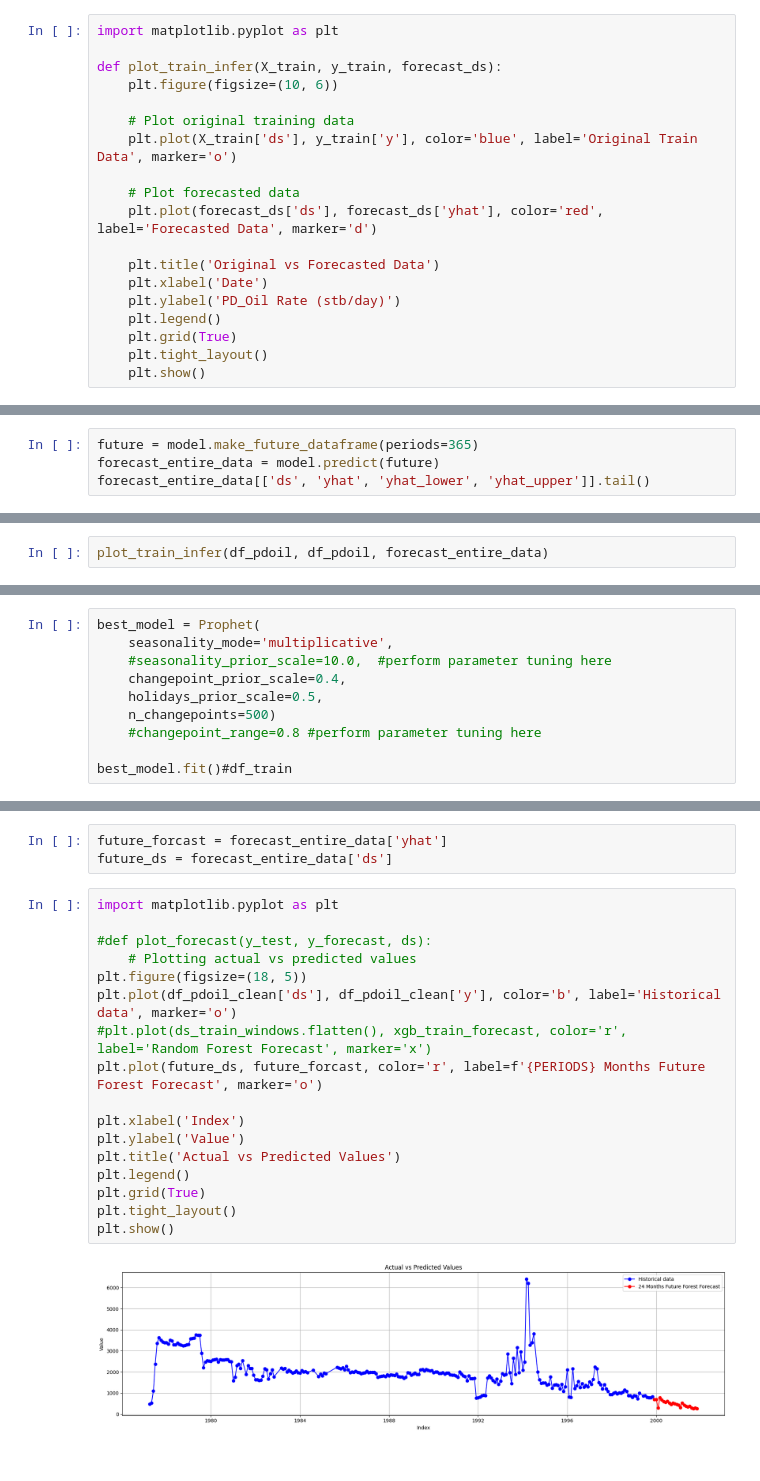
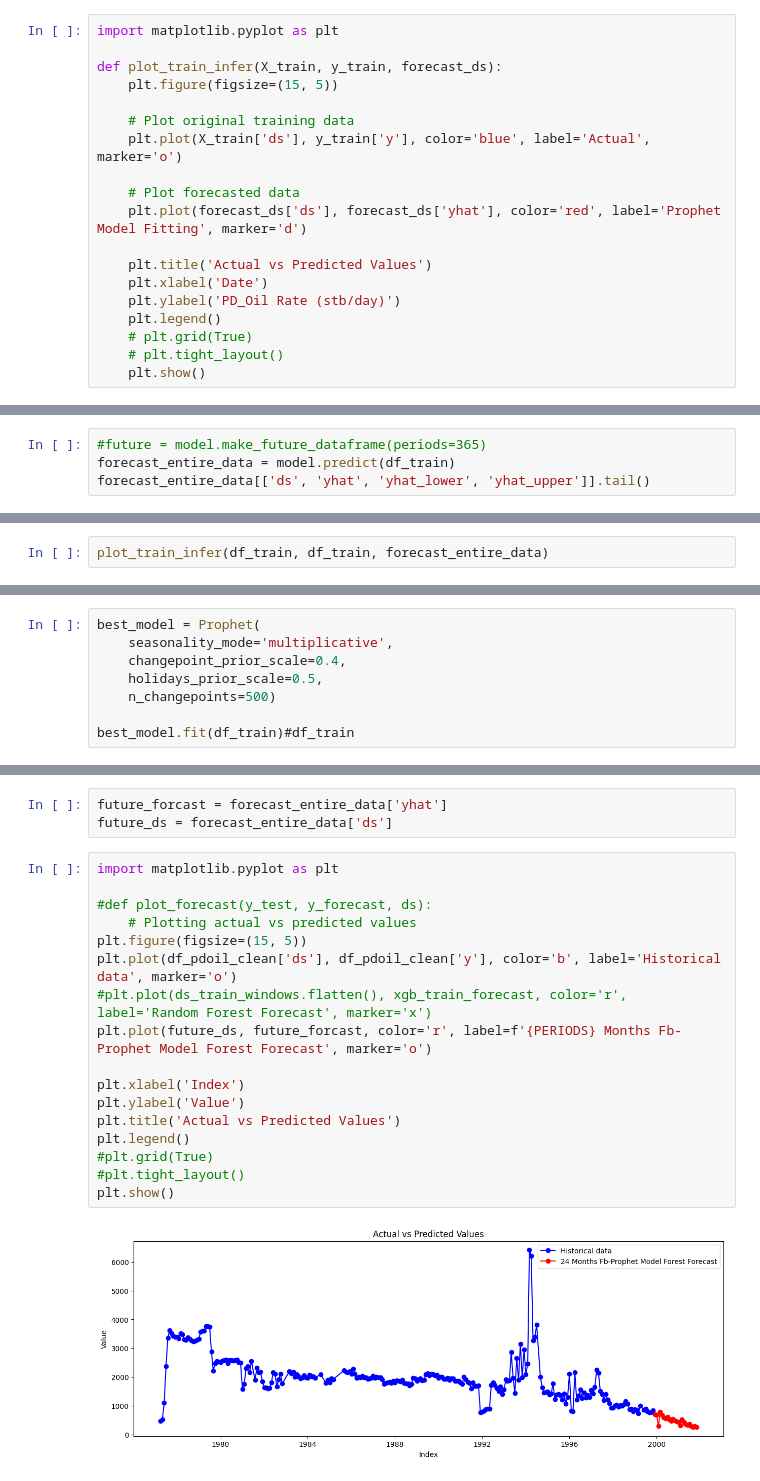
Before and after one commit to thanktua-spp/dca_ml_models, a Jupyter notebook: models_experimentation/prophet_model.ipynb, the cells around one changed output, grey strips where cells are left out. Cells and saved outputs as stored; diff of their text form.

```diff
--- a/models_experimentation/prophet_model.ipynb
+++ b/models_experimentation/prophet_model.ipynb
@@ -109,20 +109,20 @@ dtype: int64
 import matplotlib.pyplot as plt
 
 def plot_train_infer(X_train, y_train, forecast_ds):
-    plt.figure(figsize=(10, 6))
+    plt.figure(figsize=(15, 5))
 
     # Plot original training data
-    plt.plot(X_train['ds'], y_train['y'], color='blue', label='Original Train Data', marker='o')
+    plt.plot(X_train['ds'], y_train['y'], color='blue', label='Actual', marker='o')
 
     # Plot forecasted data
-    plt.plot(forecast_ds['ds'], forecast_ds['yhat'], color='red', label='Forecasted Data', marker='d')
+    plt.plot(forecast_ds['ds'], forecast_ds['yhat'], color='red', label='Prophet Model Fitting', marker='d')
 
-    plt.title('Original vs Forecasted Data')
+    plt.title('Actual vs Predicted Values')
     plt.xlabel('Date')
     plt.ylabel('PD_Oil Rate (stb/day)')
     plt.legend()
-    plt.grid(True)
-    plt.tight_layout()
+    # plt.grid(True)
+    # plt.tight_layout()
     plt.show()
 # %% [markdown]
 ### Prophet model
@@ -141,7 +141,7 @@ model.fit(df_train)
 <prophet.forecaster.Prophet at 0x...>
 # %%
-future = model.make_future_dataframe(periods=365)
-forecast_entire_data = model.predict(future)
+#future = model.make_future_dataframe(periods=365)
+forecast_entire_data = model.predict(df_train)
 forecast_entire_data[['ds', 'yhat', 'yhat_lower', 'yhat_upper']].tail()
 # %% [output]
 |  | ds | yhat | yhat_lower | yhat_upper |
@@ -157,5 +178,5 @@ X_train.shape, y_train.shape, forecast_entire_data[['ds']].shape, forecast_entir
 # %% [output]
 ((247, 1), (247,), (612, 1), (612, 1))
 # %%
-plot_train_infer(df_pdoil, df_pdoil, forecast_entire_data)
+plot_train_infer(df_train, df_train, forecast_entire_data)
 # %% [output]
@@ -308,11 +348,9 @@ parameters['Parameters'].iloc[0]
 # %%
 best_model = Prophet(
     seasonality_mode='multiplicative',
-    #seasonality_prior_scale=10.0,  #perform parameter tuning here
     changepoint_prior_scale=0.4,
     holidays_prior_scale=0.5,
     n_changepoints=500)
-    #changepoint_range=0.8 #perform parameter tuning here
 
-best_model.fit()#df_train
+best_model.fit(df_train)#df_train
 # %% [output]
@@ -419,19 +455,19 @@ future_ds = forecast_entire_data['ds']
 # %%
 import matplotlib.pyplot as plt
 
 #def plot_forecast(y_test, y_forecast, ds):
     # Plotting actual vs predicted values
-plt.figure(figsize=(18, 5))
+plt.figure(figsize=(15, 5))
 plt.plot(df_pdoil_clean['ds'], df_pdoil_clean['y'], color='b', label='Historical data', marker='o')
 #plt.plot(ds_train_windows.flatten(), xgb_train_forecast, color='r', label='Random Forest Forecast', marker='x')
-plt.plot(future_ds, future_forcast, color='r', label=f'{PERIODS} Months Future Forest Forecast', marker='o')
+plt.plot(future_ds, future_forcast, color='r', label=f'{PERIODS} Months Fb-Prophet Model Forest Forecast', marker='o')
 
 plt.xlabel('Index')
 plt.ylabel('Value')
 plt.title('Actual vs Predicted Values')
 plt.legend()
-plt.grid(True)
-plt.tight_layout()
+#plt.grid(True)
+#plt.tight_layout()
 plt.show()
 # %% [output]
-[figure, old version]
+[figure, new version]
```
Also changed, not shown: parts of 13 cells of this notebook, 5 other files.
